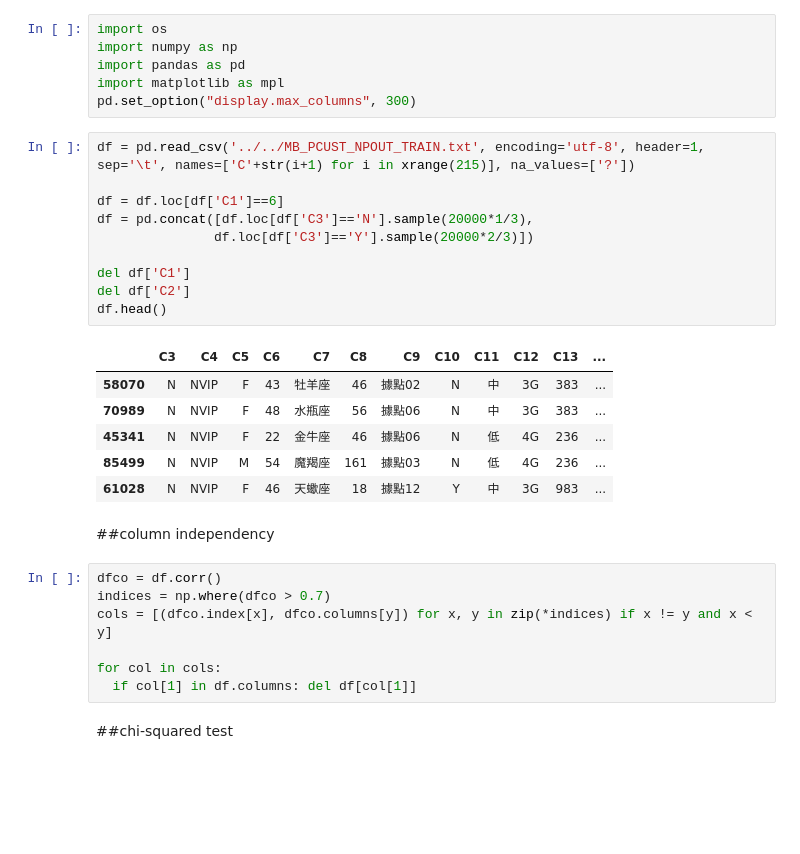
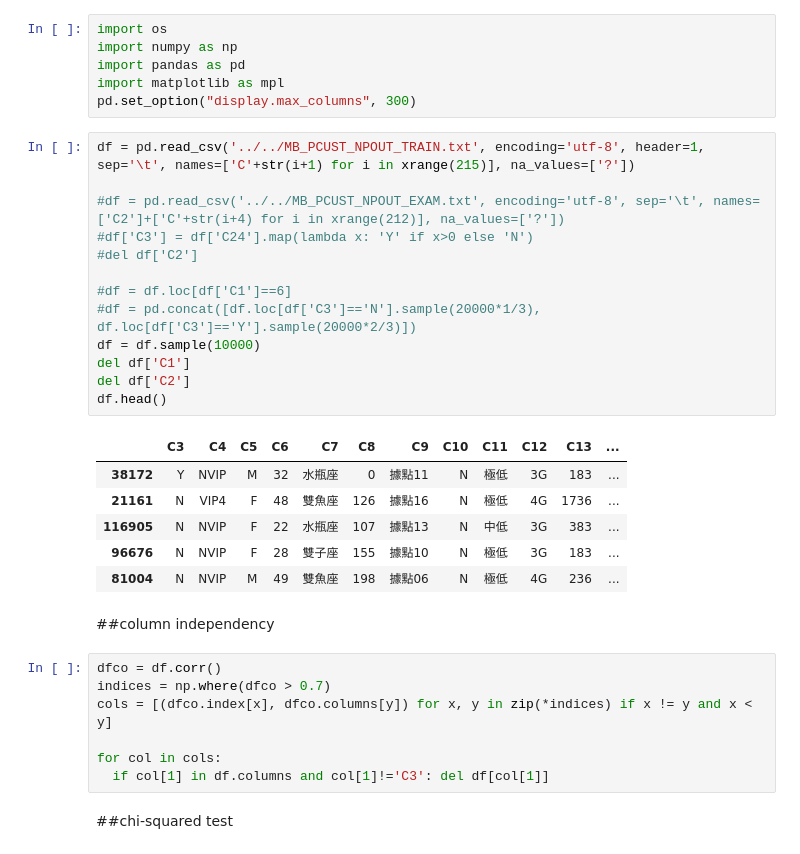
Before and after one commit to hungtzuhsuan/dataAnalytics, a Jupyter notebook: ipython/npout3_forcast.ipynb, the cells around one changed output. Cells and saved outputs as stored; diff of their text form; blank space fills up the shorter version.

```diff
--- a/ipython/npout3_forcast.ipynb
+++ b/ipython/npout3_forcast.ipynb
@@ -7,20 +7,23 @@ pd.set_option("display.max_columns", 300)
 # %%
 df = pd.read_csv('../../MB_PCUST_NPOUT_TRAIN.txt', encoding='utf-8', header=1, sep='\t', names=['C'+str(i+1) for i in xrange(215)], na_values=['?'])
 
-df = df.loc[df['C1']==6]
-df = pd.concat([df.loc[df['C3']=='N'].sample(20000*1/3),
-               df.loc[df['C3']=='Y'].sample(20000*2/3)])
+#df = pd.read_csv('../../MB_PCUST_NPOUT_EXAM.txt', encoding='utf-8', sep='\t', names=['C2']+['C'+str(i+4) for i in xrange(212)], na_values=['?'])
+#df['C3'] = df['C24'].map(lambda x: 'Y' if x>0 else 'N')
+#del df['C2']
 
+#df = df.loc[df['C1']==6]
+#df = pd.concat([df.loc[df['C3']=='N'].sample(20000*1/3), df.loc[df['C3']=='Y'].sample(20000*2/3)])
+df = df.sample(10000)
 del df['C1']
 del df['C2']
 df.head()
 # %% [output]
 |  | C3 | C4 | C5 | C6 | C7 | C8 | C9 | C10 | C11 | C12 | C13 | ... |
-| 58070 | N | NVIP | F | 43 | 牡羊座 | 46 | 據點02 | N | 中 | 3G | 383 | ... |
-| 70989 | N | NVIP | F | 48 | 水瓶座 | 56 | 據點06 | N | 中 | 3G | 383 | ... |
-| 45341 | N | NVIP | F | 22 | 金牛座 | 46 | 據點06 | N | 低 | 4G | 236 | ... |
-| 85499 | N | NVIP | M | 54 | 魔羯座 | 161 | 據點03 | N | 低 | 4G | 236 | ... |
-| 61028 | N | NVIP | F | 46 | 天蠍座 | 18 | 據點12 | Y | 中 | 3G | 983 | ... |
+| 38172 | Y | NVIP | M | 32 | 水瓶座 | 0 | 據點11 | N | 極低 | 3G | 183 | ... |
+| 21161 | N | VIP4 | F | 48 | 雙魚座 | 126 | 據點16 | N | 極低 | 4G | 1736 | ... |
+| 116905 | N | NVIP | F | 22 | 水瓶座 | 107 | 據點13 | N | 中低 | 3G | 383 | ... |
+| 96676 | N | NVIP | F | 28 | 雙子座 | 155 | 據點10 | N | 極低 | 3G | 183 | ... |
+| 81004 | N | NVIP | M | 49 | 雙魚座 | 198 | 據點06 | N | 極低 | 4G | 236 | ... |
 # %% [markdown]
 ##column independency
 # %%
@@ -29,7 +32,7 @@ indices = np.where(dfco > 0.7)
 cols = [(dfco.index[x], dfco.columns[y]) for x, y in zip(*indices) if x != y and x < y]
 
 for col in cols:
-  if col[1] in df.columns: del df[col[1]]
+  if col[1] in df.columns and col[1]!='C3': del df[col[1]]
 # %% [markdown]
 ##chi-squared test
 # %%
```
Also changed, not shown: parts of 19 cells of this notebook.
